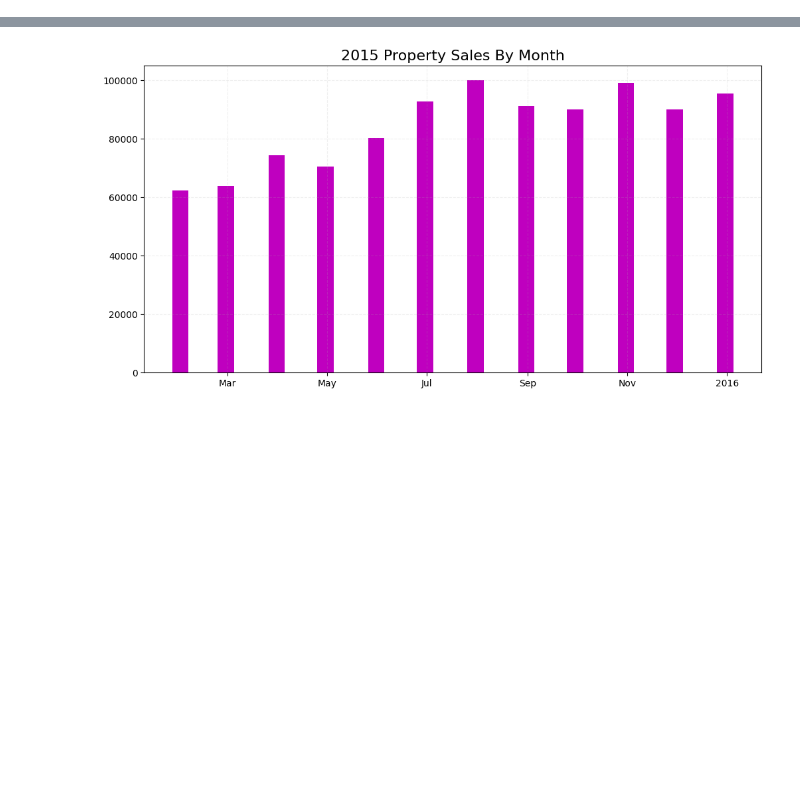
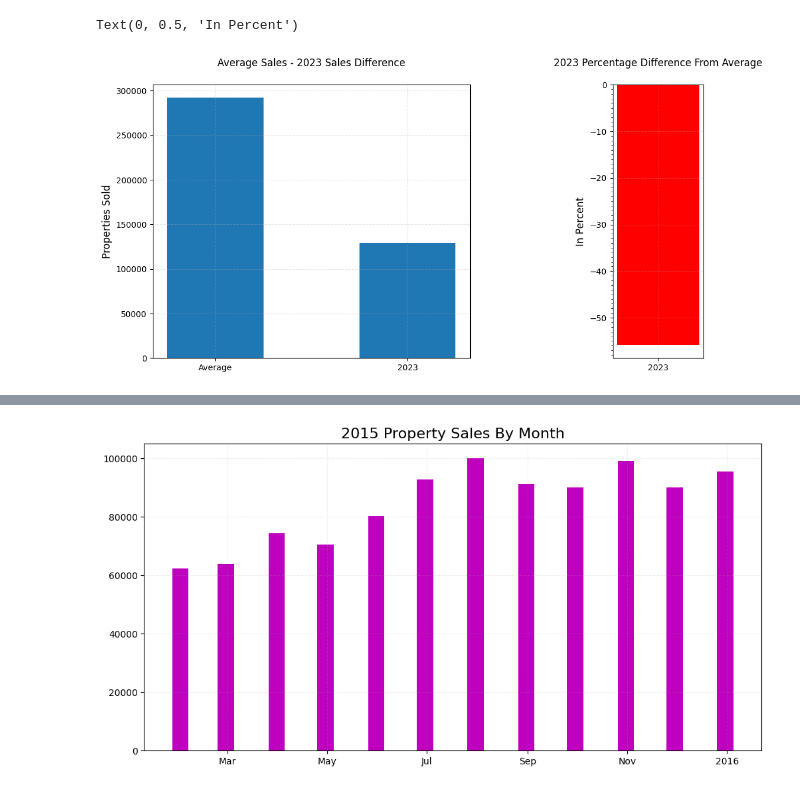
Before and after one commit to Dan-Mihaylov/Economic-Data-Analysis, a Jupyter notebook: uk_house_market_data_analysis.ipynb, the cells around one changed output, grey strips where cells are left out. Cells and saved outputs as stored; diff of their text form; code cells hidden in the pictures; blank space fills up the shorter version.

```diff
--- a/uk_house_market_data_analysis.ipynb
+++ b/uk_house_market_data_analysis.ipynb
@@ -60,0 +111,30 @@ ax.bar(
+# %%
+average_properties_sold_until_may_2015_2023 = sum(yearly_properties_sold_until_may.values()) / len(yearly_properties_sold_until_may.values())
+
+values_to_compare = [
+    average_properties_sold_until_may_2015_2023,
+    yearly_properties_sold_until_may['2023']
+]
+
+percentage_difference_average_and_2023 = (
+    (
+            (yearly_properties_sold_until_may['2023'] - average_properties_sold_until_may_2015_2023) / average_properties_sold_until_may_2015_2023
+    ) * 100
+)
+
+width_ratios = [7, 2]
+fig, ax = plt.subplots(1, 2, figsize=(12, 6), gridspec_kw={'width_ratios': width_ratios})
+plt.subplots_adjust(wspace=0.7)
+ax[0].grid(True, alpha=0.3, ls='dashed')
+ax[0].set_title('Average Sales - 2023 Sales Difference', y=1.05)
+ax[0].bar(['Average', '2023'], values_to_compare, width=0.5, align='center')
+ax[0].set_ylabel('Properties Sold', fontdict={'fontsize': 12})
+
+ax[1].grid(True, alpha=0.3, ls='dashed')
+ax[1].set_title('2023 Percentage Difference From Average', y=1.05)
+ax[1].bar('2023', percentage_difference_average_and_2023, color='red')
+ax[1].yaxis.set_minor_locator(MultipleLocator(1))
+ax[1].set_ylabel('In Percent', fontdict={'fontsize': 12})
+# %% [output]
+Text(0, 0.5, 'In Percent')
+[figure, added]
```
Also changed, not shown: parts of 14 cells of this notebook.
